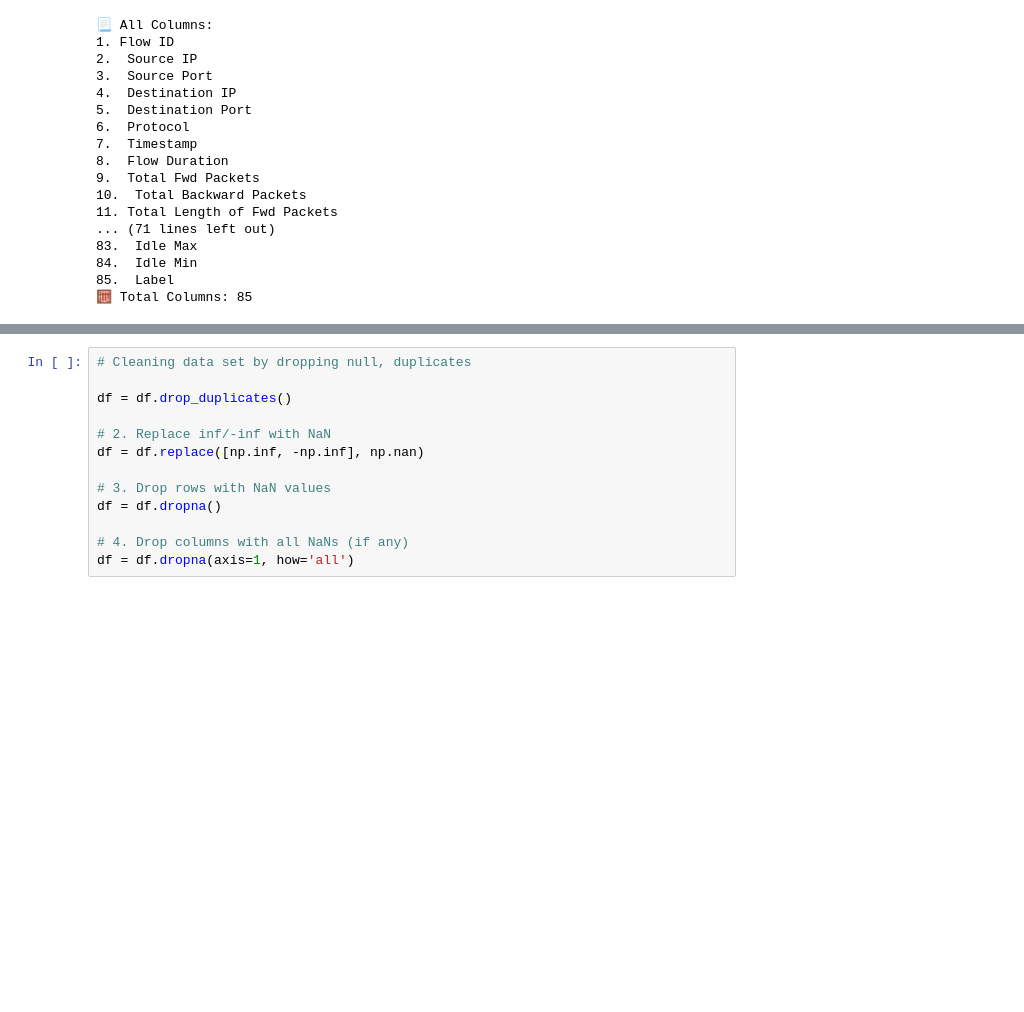
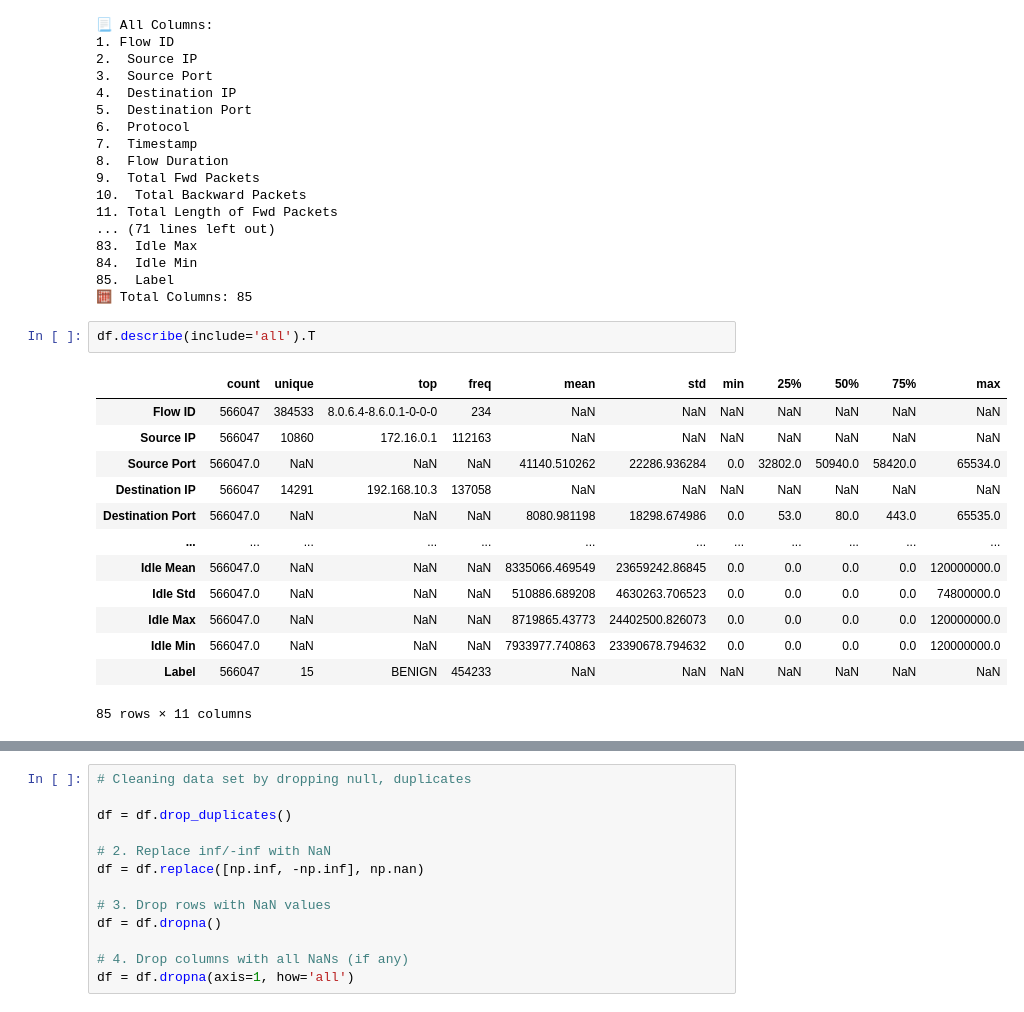
Before and after one commit to thenandansrinivas/XAINIDS, a Jupyter notebook: cicids/preprocess.ipynb, the cells around one changed output, grey strips where cells are left out. Saved outputs shown, nothing was run; the diff lists cells and outputs as text; blank space fills up the shorter version.

```diff
--- a/cicids/preprocess.ipynb
+++ b/cicids/preprocess.ipynb
@@ -73,3 +73,19 @@ print(f"🧮 Total Columns: {len(all_columns)}")
 84.  Idle Min
 85.  Label
 🧮 Total Columns: 85
+# %%
+df.describe(include='all').T
+# %% [output]
+|  | count | unique | top | freq | mean | std | min | 25% | 50% | 75% | max |
+| Flow ID | 566047 | 384533 | 8.0.6.4-8.6.0.1-0-0-0 | 234 | NaN | NaN | NaN | NaN | NaN | NaN | NaN |
+| Source IP | 566047 | 10860 | 172.16.0.1 | 112163 | NaN | NaN | NaN | NaN | NaN | NaN | NaN |
+| Source Port | 566047.0 | NaN | NaN | NaN | 41140.510262 | 22286.936284 | 0.0 | 32802.0 | 50940.0 | 58420.0 | 65534.0 |
+| Destination IP | 566047 | 14291 | 192.168.10.3 | 137058 | NaN | NaN | NaN | NaN | NaN | NaN | NaN |
+| Destination Port | 566047.0 | NaN | NaN | NaN | 8080.981198 | 18298.674986 | 0.0 | 53.0 | 80.0 | 443.0 | 65535.0 |
+| ... | ... | ... | ... | ... | ... | ... | ... | ... | ... | ... | ... |
+| Idle Mean | 566047.0 | NaN | NaN | NaN | 8335066.469549 | 23659242.86845 | 0.0 | 0.0 | 0.0 | 0.0 | 120000000.0 |
+| Idle Std | 566047.0 | NaN | NaN | NaN | 510886.689208 | 4630263.706523 | 0.0 | 0.0 | 0.0 | 0.0 | 74800000.0 |
+| Idle Max | 566047.0 | NaN | NaN | NaN | 8719865.43773 | 24402500.826073 | 0.0 | 0.0 | 0.0 | 0.0 | 120000000.0 |
+| Idle Min | 566047.0 | NaN | NaN | NaN | 7933977.740863 | 23390678.794632 | 0.0 | 0.0 | 0.0 | 0.0 | 120000000.0 |
+| Label | 566047 | 15 | BENIGN | 454233 | NaN | NaN | NaN | NaN | NaN | NaN | NaN |
+85 rows × 11 columns
```
Also changed, not shown: parts of 7 cells of this notebook, 5 other files.
